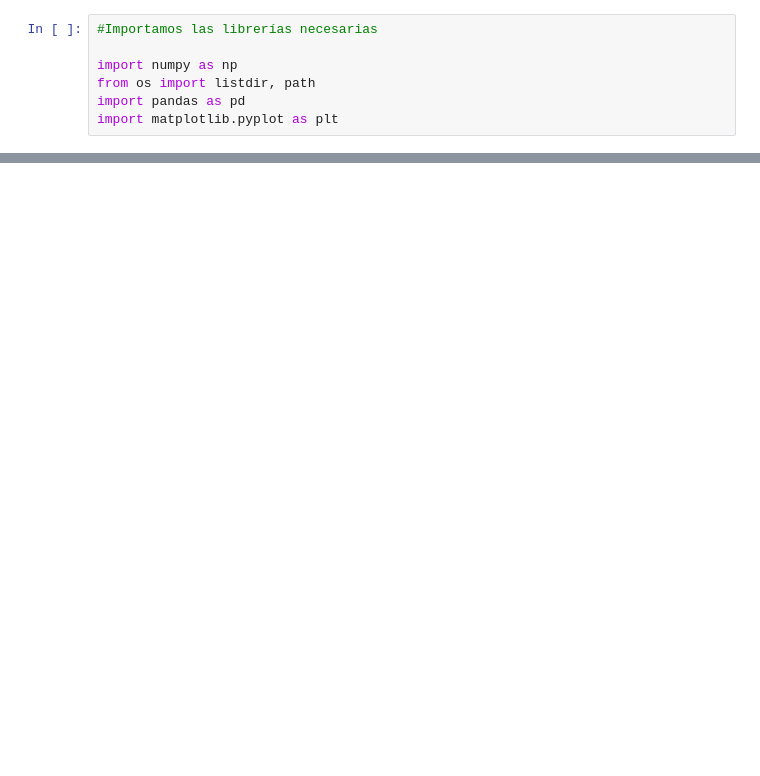
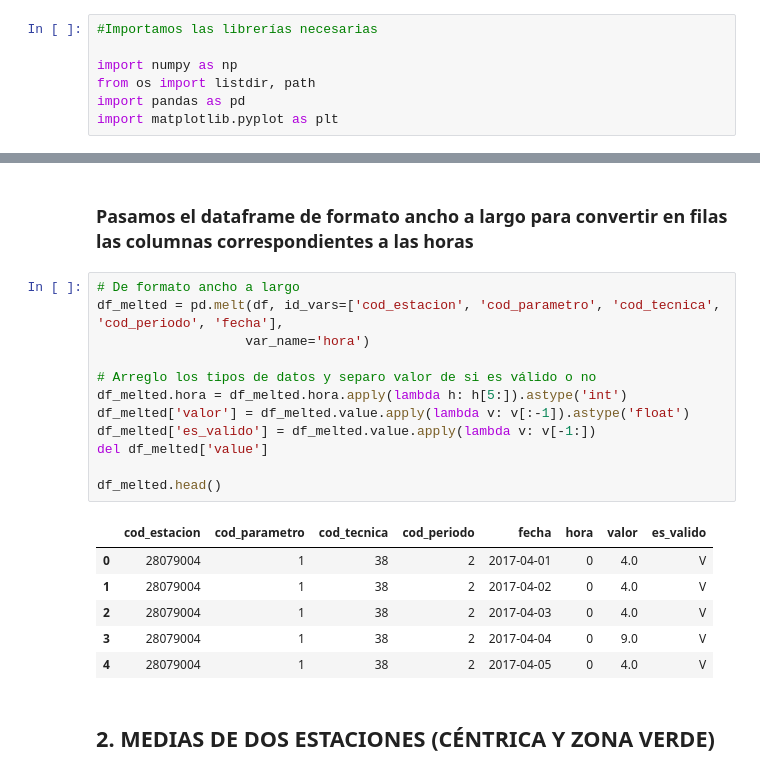
Before and after one commit to AnaSanchez79/Curso-Data-Science, a Jupyter notebook: 04_datos_abiertos/analisis.ipynb, the cells around one changed output, grey strips where cells are left out. Drawn from its saved outputs; the diff is of its cells as text; blank space fills up the shorter version.

```diff
--- a/04_datos_abiertos/analisis.ipynb
+++ b/04_datos_abiertos/analisis.ipynb
@@ -129,0 +94,23 @@ cod_estacion cod_parametro hora_1
+# %% [markdown]
+### Pasamos el dataframe de formato ancho a largo para convertir en filas las columnas correspondientes a las horas
+# %%
+# De formato ancho a largo
+df_melted = pd.melt(df, id_vars=['cod_estacion', 'cod_parametro', 'cod_tecnica', 'cod_periodo', 'fecha'],
+                   var_name='hora')
+
+# Arreglo los tipos de datos y separo valor de si es válido o no
+df_melted.hora = df_melted.hora.apply(lambda h: h[5:]).astype('int')
+df_melted['valor'] = df_melted.value.apply(lambda v: v[:-1]).astype('float')
+df_melted['es_valido'] = df_melted.value.apply(lambda v: v[-1:])
+del df_melted['value']
+
+df_melted.head()
+# %% [output]
+|  | cod_estacion | cod_parametro | cod_tecnica | cod_periodo | fecha | hora | valor | es_valido |
+| 0 | 28079004 | 1 | 38 | 2 | 2017-04-01 | 0 | 4.0 | V |
+| 1 | 28079004 | 1 | 38 | 2 | 2017-04-02 | 0 | 4.0 | V |
+| 2 | 28079004 | 1 | 38 | 2 | 2017-04-03 | 0 | 4.0 | V |
+| 3 | 28079004 | 1 | 38 | 2 | 2017-04-04 | 0 | 9.0 | V |
+| 4 | 28079004 | 1 | 38 | 2 | 2017-04-05 | 0 | 4.0 | V |
+# %% [markdown]
+## 2. MEDIAS DE DOS ESTACIONES (CÉNTRICA Y ZONA VERDE)
```
Also changed, not shown: parts of 23 cells of this notebook.
